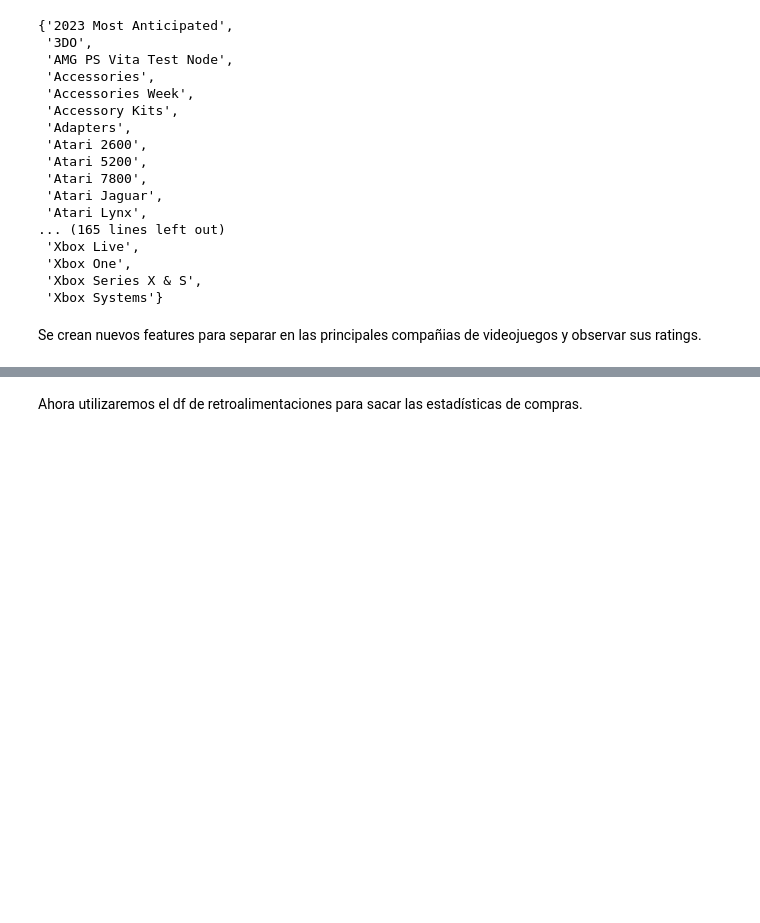
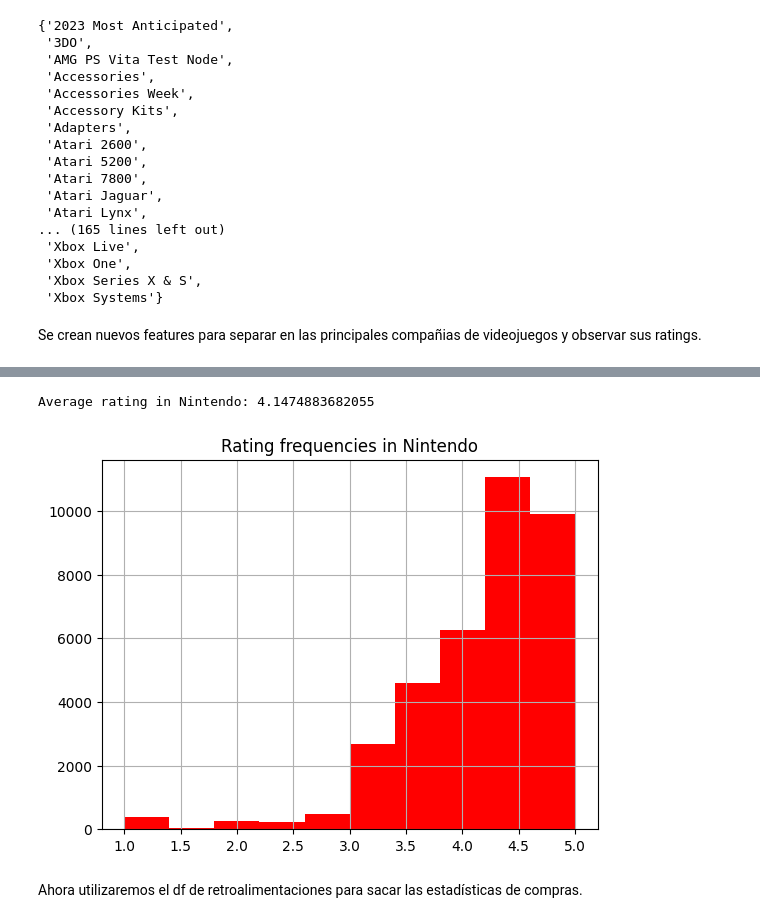
Before and after one commit to javierdealba/bd_equipo_23, a Jupyter notebook: analisis_exploratorio.ipynb, the cells around one changed output, grey strips where cells are left out. Drawn from its saved outputs; the diff is of its cells as text; code cells hidden in the pictures; blank space fills up the shorter version.

```diff
--- a/analisis_exploratorio.ipynb
+++ b/analisis_exploratorio.ipynb
@@ -177,3 +192,14 @@ Average rating in Nintendo: 4.1474883682055
+# %%
+nintendo_rows = df_meta[df_meta["category_nintendo"]]
+
+print(f'Average rating in Nintendo: {nintendo_rows["average_rating"].mean()}')
+
+nintendo_rows["average_rating"].hist(color = "red")
+plt.title("Rating frequencies in Nintendo")
+plt.show()
+# %% [output]
+Average rating in Nintendo: 4.1474883682055
+[figure, added]
 # %% [markdown]
 Ahora utilizaremos el df de retroalimentaciones para sacar las estadísticas de compras.
 # %%
```
Also changed, not shown: parts of 9 cells of this notebook.
